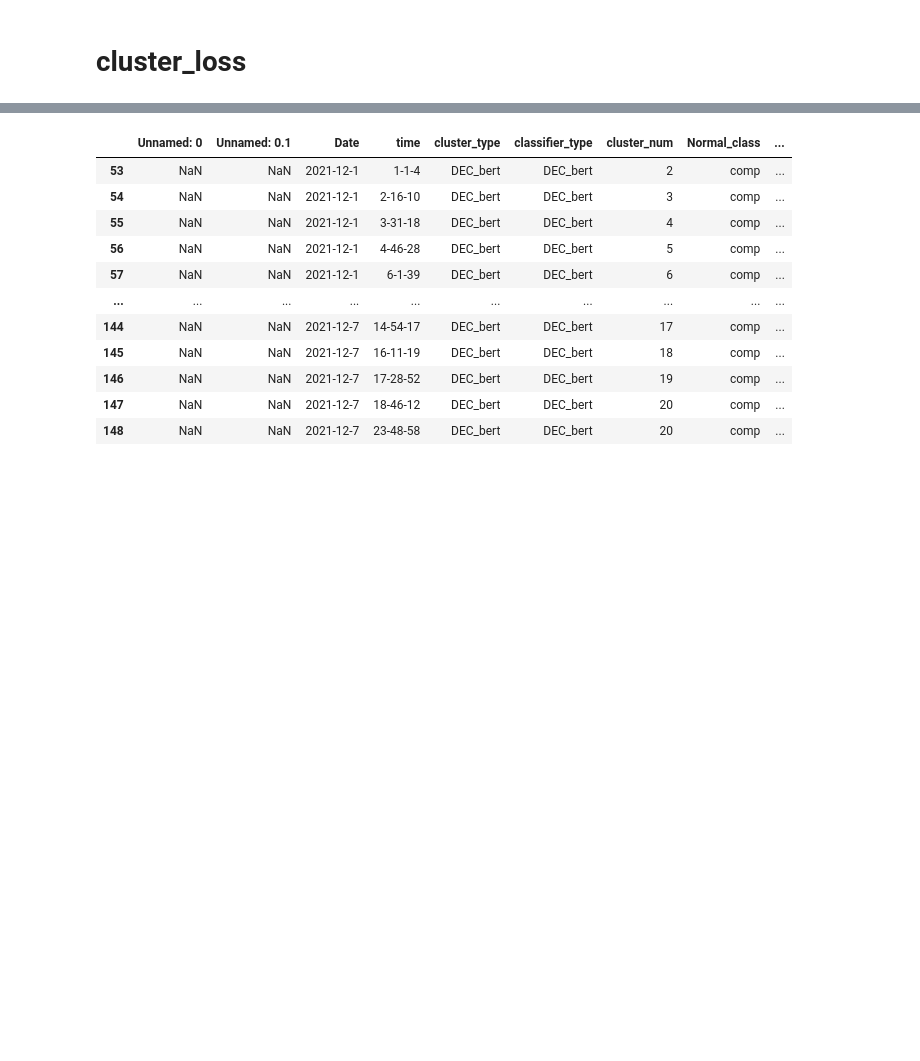
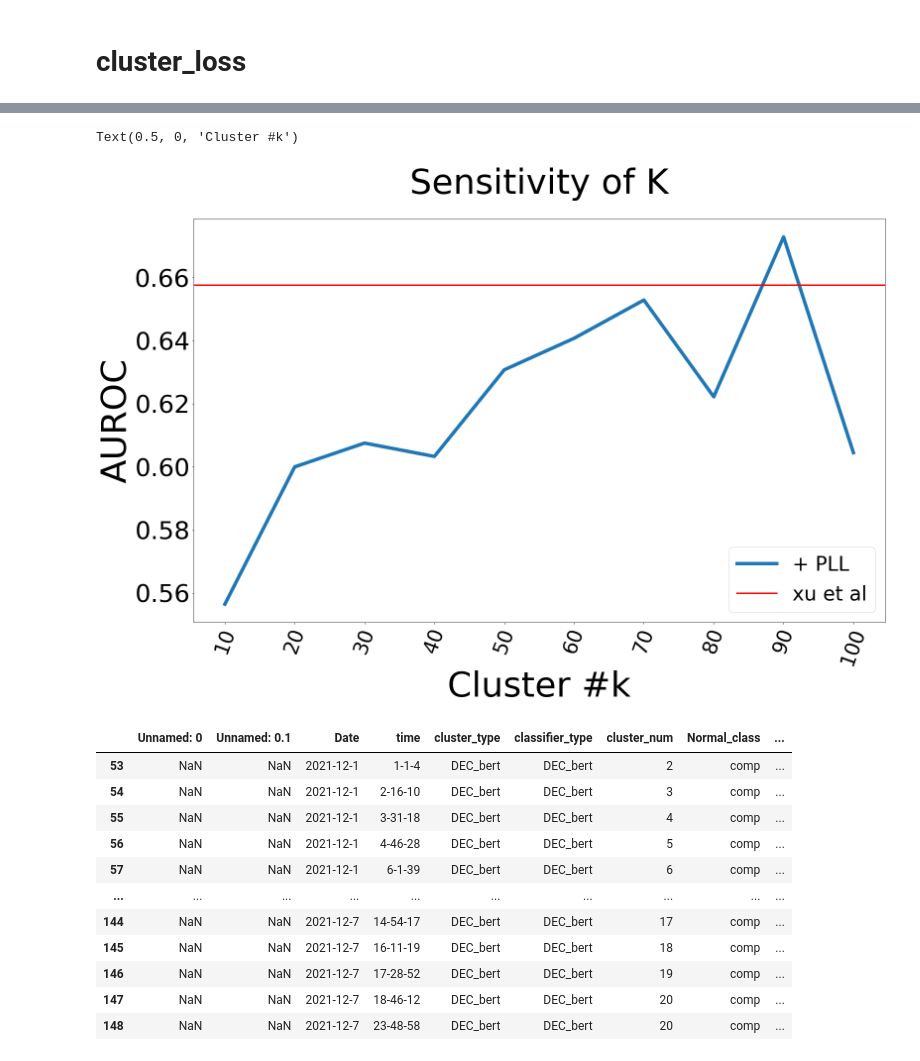
Before and after one commit to leebyounghan/PLL, a Jupyter notebook: CLAD-master/src/run_scripts/result.ipynb, the cells around one changed output, grey strips where cells are left out. Cells and saved outputs as stored; diff of their text form; code cells hidden in the pictures; blank space fills up the shorter version.

```diff
--- a/CLAD-master/src/run_scripts/result.ipynb
+++ b/CLAD-master/src/run_scripts/result.ipynb
@@ -90,3 +64,21 @@ Text(0, 0.5, 'AUROC')
+# %%
+plt.figure(figsize=(25, 15))
+plt.rcParams['axes.titlepad'] = 50
+graph = sns.lineplot(data=df, x ='cluster_num', y = "multi_lw", linewidth=7, dashes=False, label = "+ PLL")
+#graph.axhline(0.874, linewidth =3, c = "red",label = "Cluster + CL(BEST)")
+#graph.axhline(0.885, linewidth =3, c = "green",label = "Supervised")
+graph.axhline(0.6576, linewidth =3, c = "red",label = "xu et al")
+graph.legend()
+plt.legend(fontsize=40)
+plt.title("Sensitivity of K", fontsize = 70)
+#plt.xlim((1,21))
+plt.xticks(fontsize = 40, rotation = 70)
+plt.yticks(fontsize = 50)
+plt.ylabel("AUROC",fontsize = 70)
+plt.xlabel("Cluster #k",fontsize = 70)
+# %% [output]
+Text(0.5, 0, 'Cluster #k')
+[figure, added]
 # %%
 df.to_csv("K-means_bert.csv")
 # %%
```
Also changed, not shown: parts of 9 cells of this notebook, 51 other files.
